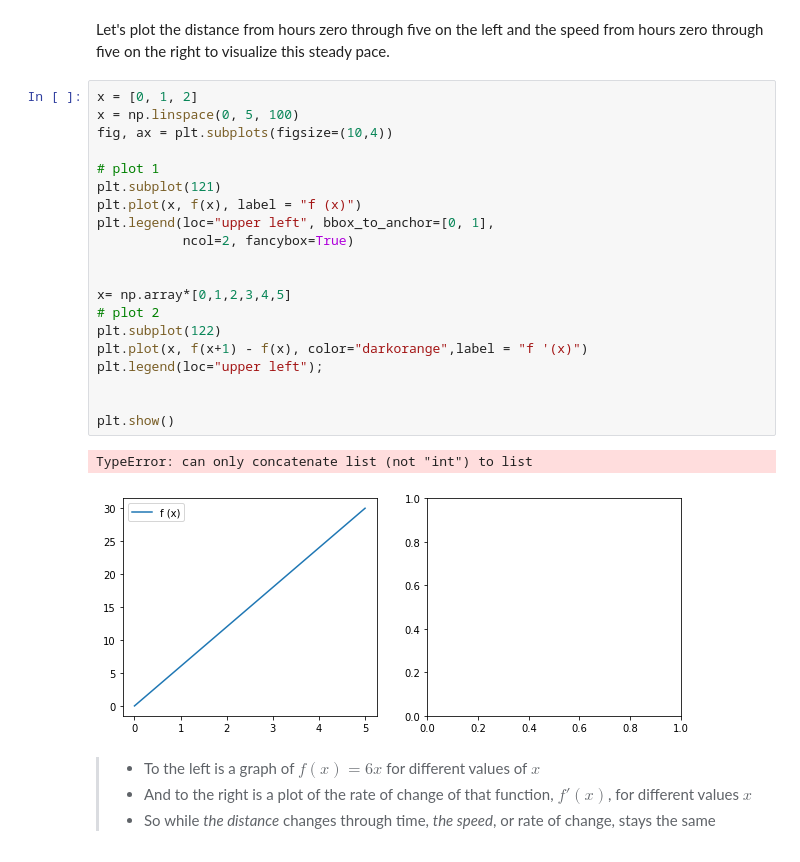
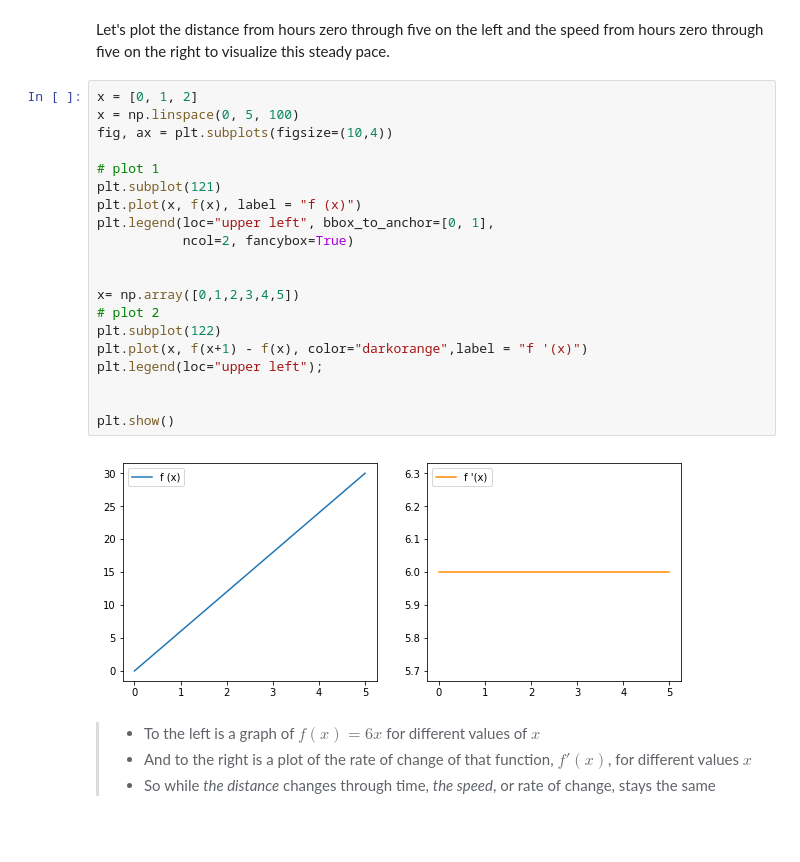
Before and after one commit to rvent/dsc-2-14-03-introduction-to-derivatives-nyc-ds-career-012819, a Jupyter notebook: index.ipynb, the cells around one changed output. Saved outputs shown, nothing was run; the diff lists cells and outputs as text.

```diff
--- a/index.ipynb
+++ b/index.ipynb
@@ -164,26 +164,25 @@ Let's plot the distance from hours zero through five on the left and the speed f
 # %%
 x = [0, 1, 2]
 x = np.linspace(0, 5, 100)
 fig, ax = plt.subplots(figsize=(10,4))
 
 # plot 1
 plt.subplot(121)
 plt.plot(x, f(x), label = "f (x)")
 plt.legend(loc="upper left", bbox_to_anchor=[0, 1],
            ncol=2, fancybox=True)
 
 
-x= np.array*[0,1,2,3,4,5]
+x= np.array([0,1,2,3,4,5])
 # plot 2
 plt.subplot(122)
 plt.plot(x, f(x+1) - f(x), color="darkorange",label = "f '(x)")
 plt.legend(loc="upper left");
 
 
 plt.show()
 # %% [output]
-TypeError: can only concatenate list (not "int") to list
-[figure, old version]
+[figure, new version]
 # %% [markdown]
 > * To the left is a graph of $f(x) = 6x$ for different values of $x$
 > * And to the right is a plot of the rate of change of that function, $f'(x)$, for different values $x$
```
